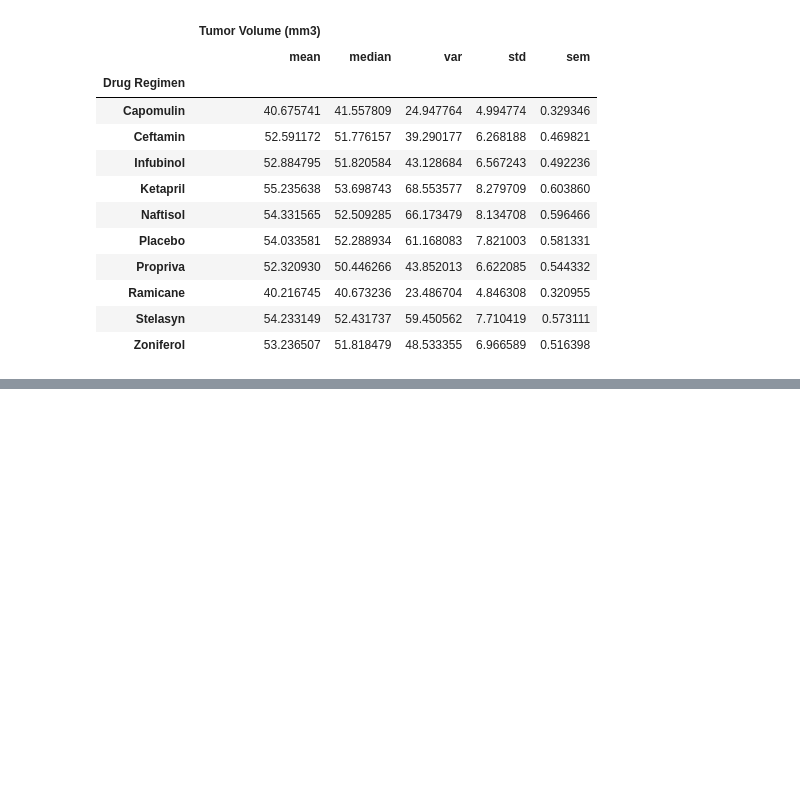
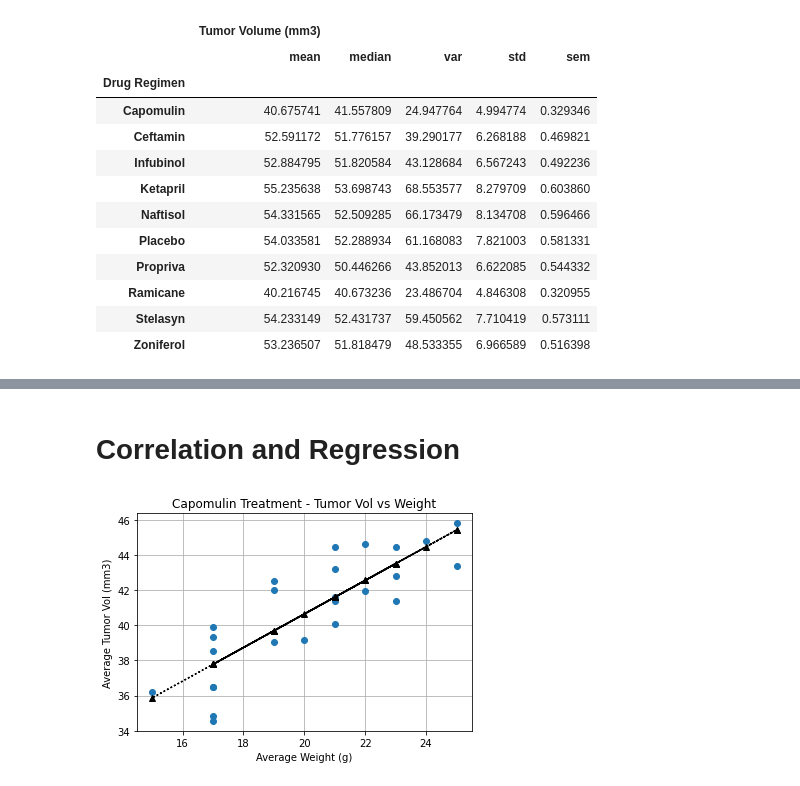
Before and after one commit to HendersonAlec2212/matplotlib-challenge, a Jupyter notebook: pymaceuticals.ipynb, the cells around one changed output, grey strips where cells are left out. Drawn from its saved outputs; the diff is of its cells as text; code cells hidden in the pictures; blank space fills up the shorter version.

```diff
--- a/pymaceuticals.ipynb
+++ b/pymaceuticals.ipynb
@@ -446,0 +460,22 @@ plt.show()
+# %% [markdown]
+# Correlation and Regression
+# %%
+# display scatter chart
+
+plt.scatter(avg_weight, avg_tVol)
+plt.ylabel('Average Tumor Vol (mm3)')
+plt.xlabel('Average Weight (g)')
+plt.title('Capomulin Treatment - Tumor Vol vs Weight')
+
+# Calculate the values for linear regression
+avg_slope, avg_int, avg_r, avg_p, avg_std_err = st.linregress(avg_weight, avg_tVol)
+
+avg_fit = avg_slope * avg_weight + avg_int
+
+# plot line of best fit
+plt.plot(x, avg_fit, ':^k')
+plt.rcParams['axes.axisbelow'] = True
+plt.grid()
+plt.show()
+# %% [output]
+[figure, added]
```
Also changed, not shown: parts of 49 cells of this notebook, 1 other file.
